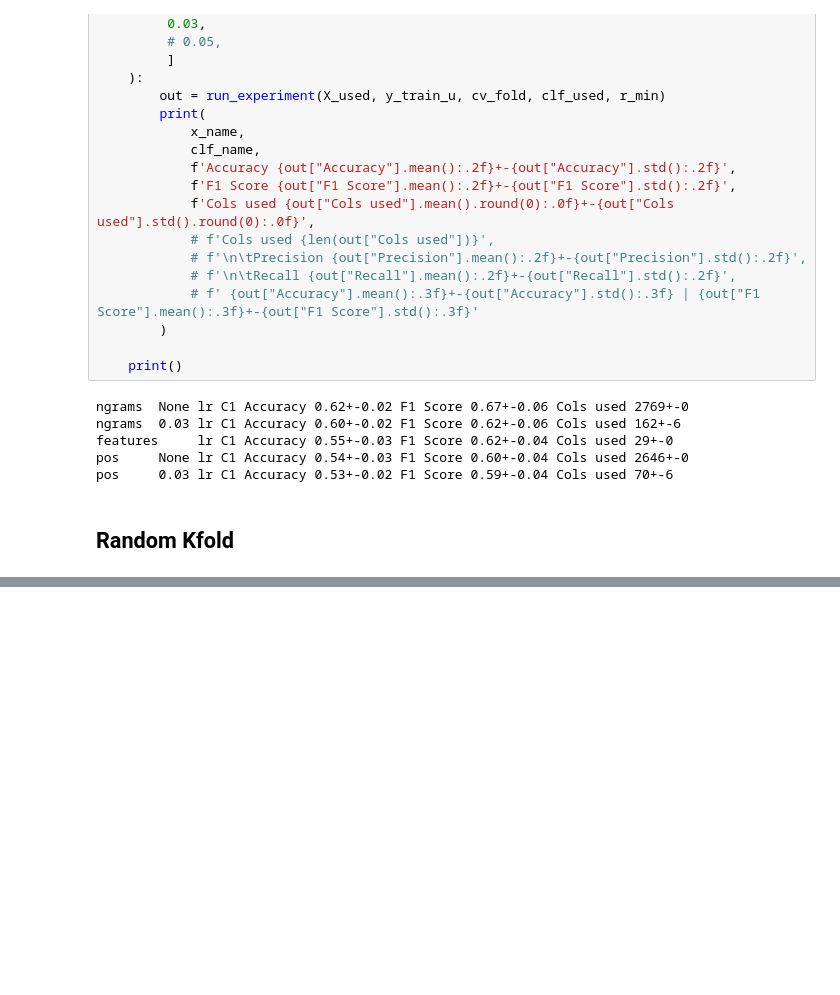
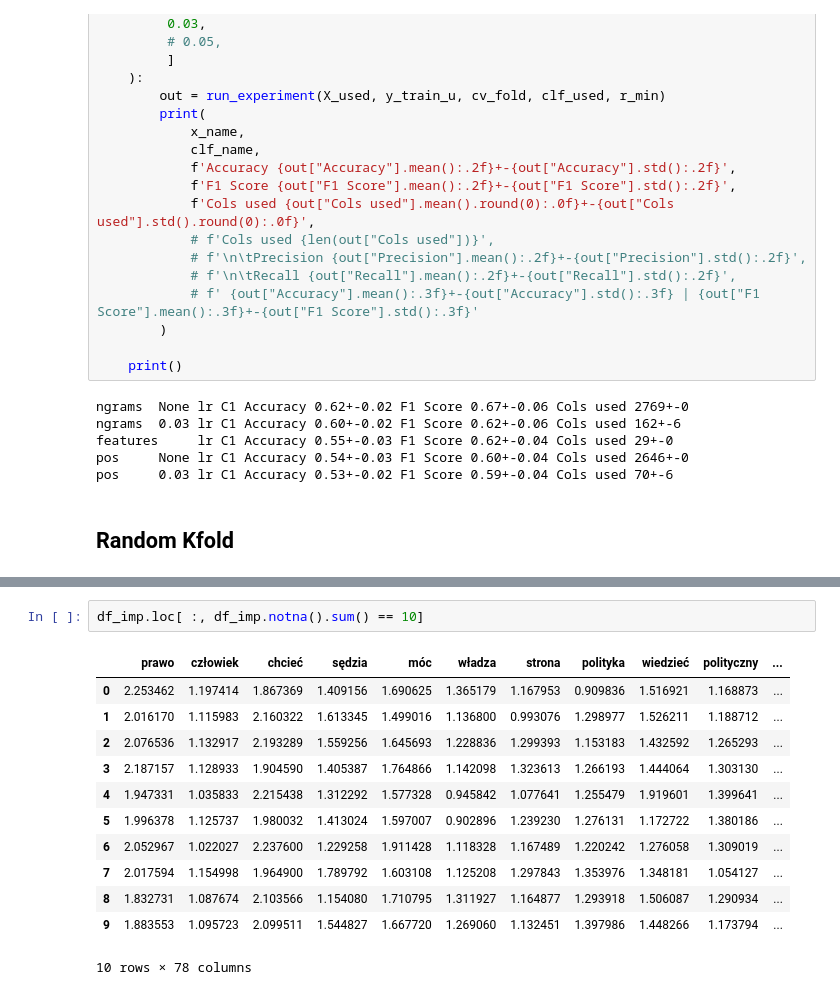
Before and after one commit to MarBry111/Fake-News-Detection-for-statements-in-Polish-Language, a Jupyter notebook: 02_classical_ml/02_01_statements_data_logreg.ipynb, the cells around one changed output, grey strips where cells are left out. Cells and saved outputs as stored; diff of their text form; blank space fills up the shorter version.

```diff
--- a/02_classical_ml/02_01_statements_data_logreg.ipynb
+++ b/02_classical_ml/02_01_statements_data_logreg.ipynb
@@ -415,0 +484,15 @@ pos     0.03 lr C1 Accuracy 0.54+-0.02 F1 Score 0.60+-0.02 Cols used 72+-4
+# %%
+df_imp.loc[ :, df_imp.notna().sum() == 10]
+# %% [output]
+|  | prawo | człowiek | chcieć | sędzia | móc | władza | strona | polityka | wiedzieć | polityczny | ... |
+| 0 | 2.253462 | 1.197414 | 1.867369 | 1.409156 | 1.690625 | 1.365179 | 1.167953 | 0.909836 | 1.516921 | 1.168873 | ... |
+| 1 | 2.016170 | 1.115983 | 2.160322 | 1.613345 | 1.499016 | 1.136800 | 0.993076 | 1.298977 | 1.526211 | 1.188712 | ... |
+| 2 | 2.076536 | 1.132917 | 2.193289 | 1.559256 | 1.645693 | 1.228836 | 1.299393 | 1.153183 | 1.432592 | 1.265293 | ... |
+| 3 | 2.187157 | 1.128933 | 1.904590 | 1.405387 | 1.764866 | 1.142098 | 1.323613 | 1.266193 | 1.444064 | 1.303130 | ... |
+| 4 | 1.947331 | 1.035833 | 2.215438 | 1.312292 | 1.577328 | 0.945842 | 1.077641 | 1.255479 | 1.919601 | 1.399641 | ... |
+| 5 | 1.996378 | 1.125737 | 1.980032 | 1.413024 | 1.597007 | 0.902896 | 1.239230 | 1.276131 | 1.172722 | 1.380186 | ... |
+| 6 | 2.052967 | 1.022027 | 2.237600 | 1.229258 | 1.911428 | 1.118328 | 1.167489 | 1.220242 | 1.276058 | 1.309019 | ... |
+| 7 | 2.017594 | 1.154998 | 1.964900 | 1.789792 | 1.603108 | 1.125208 | 1.297843 | 1.353976 | 1.348181 | 1.054127 | ... |
+| 8 | 1.832731 | 1.087674 | 2.103566 | 1.154080 | 1.710795 | 1.311927 | 1.164877 | 1.293918 | 1.506087 | 1.290934 | ... |
+| 9 | 1.883553 | 1.095723 | 2.099511 | 1.544827 | 1.667720 | 1.269060 | 1.132451 | 1.397986 | 1.448266 | 1.173794 | ... |
+10 rows × 78 columns
```
Also changed, not shown: parts of 13 cells of this notebook.
